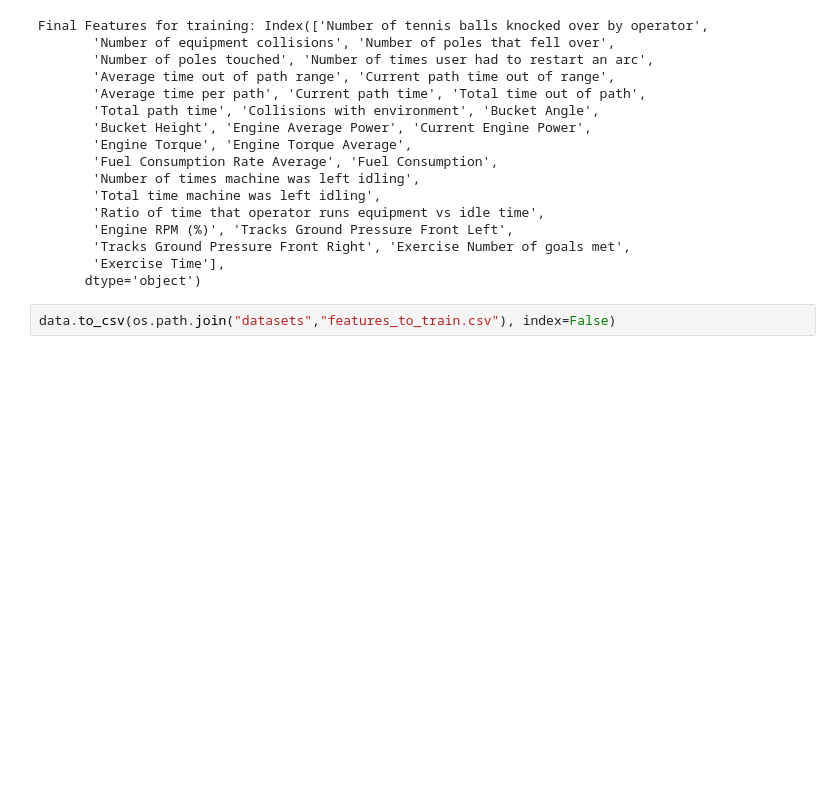
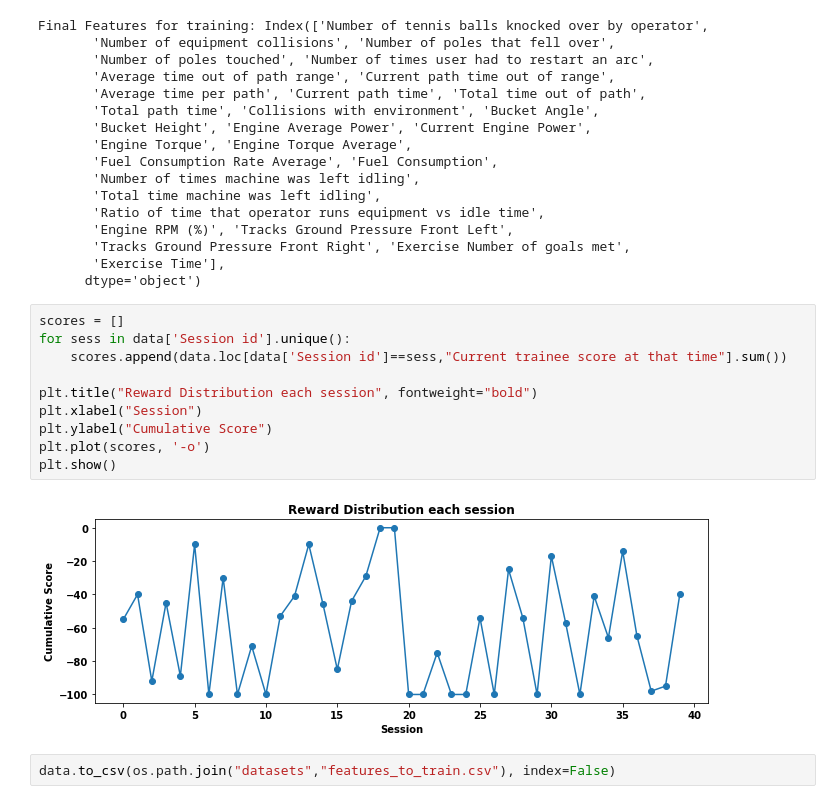
Before and after one commit to pranavAL/InvRL_Auto-Evaluate, a Jupyter notebook: EDA.ipynb, the cells around one changed output. Cells and saved outputs as stored; diff of their text form; blank space fills up the shorter version.

Commit message:
Additional Visualisation

```diff
--- a/EDA.ipynb
+++ b/EDA.ipynb
@@ -240,5 +229,17 @@ Final Features for training: Index(['Number of tennis balls knocked over by oper
        'Tracks Ground Pressure Front Right', 'Exercise Number of goals met',
        'Exercise Time'],
       dtype='object')
+# %%
+scores = []
+for sess in data['Session id'].unique():
+    scores.append(data.loc[data['Session id']==sess,"Current trainee score at that time"].sum())
+
+plt.title("Reward Distribution each session", fontweight="bold")
+plt.xlabel("Session")
+plt.ylabel("Cumulative Score")
+plt.plot(scores, '-o')
+plt.show()
+# %% [output]
+[figure, added]
 # %%
 data.to_csv(os.path.join("datasets","features_to_train.csv"), index=False)
```
Also changed, not shown: parts of 2 cells of this notebook, 5 other files.
